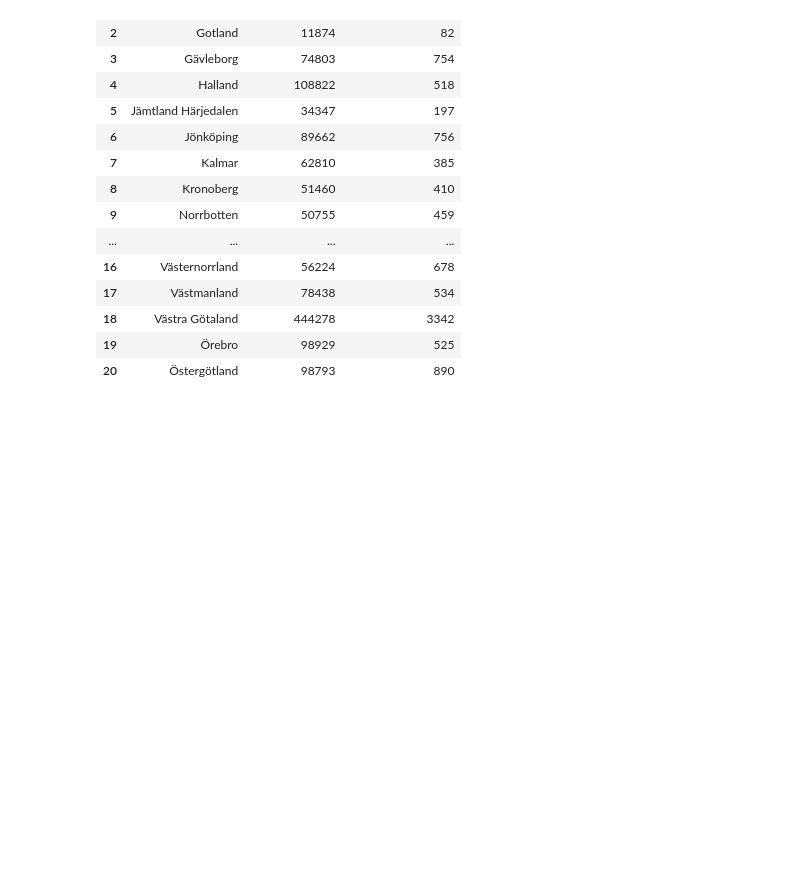
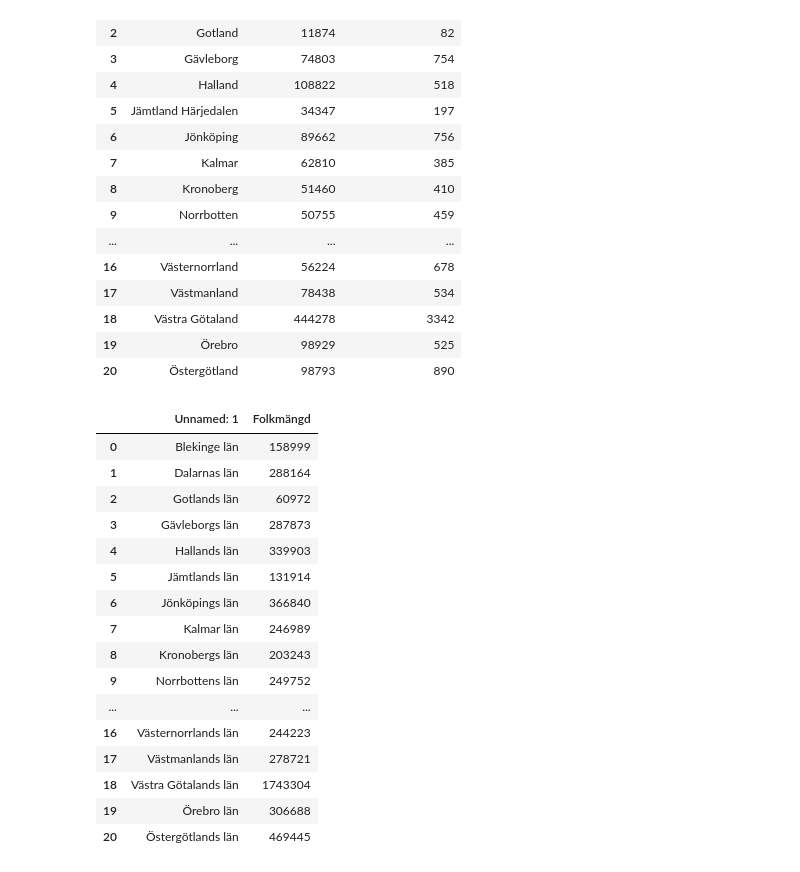
Before and after one commit to SCGlass/Data-Processing-Sam-Glass, a Jupyter notebook: Lab_Covid/Lab_exercise_3.ipynb, the cells around one changed output. Cells and saved outputs as stored; diff of their text form; code cells hidden in the pictures; blank space fills up the shorter version.

```diff
--- a/Lab_Covid/Lab_exercise_3.ipynb
+++ b/Lab_Covid/Lab_exercise_3.ipynb
@@ -108,3 +109,31 @@ df_regions_covid
 | 18 | Västra Götaland | 444278 | 3342 |
 | 19 | Örebro | 98929 | 525 |
 | 20 | Östergötland | 98793 | 890 |
+# %%
+# Downloaded an excel file with län population from www. scb.se
+df_Län_pop = pd.read_excel("../Lab_Covid/Data/Län_population.xlsx")
+df_Län_pop = df_Län_pop.iloc[2: , :] # removing first two rows
+df_Län_pop = df_Län_pop.iloc[:,1:].reset_index(drop = True) #removing the first column and resetting index
+df_Län_pop = df_Län_pop.iloc[:-48:] # removing the last 48 lines which contained nothing
+df_Län_pop.replace('\d+', '', regex=True, inplace=True) # This will take away the numbers at the beginning of the string in the Län names
+df_Län_pop.rename(columns={"Unnamed: 2":"Folkmängd"},inplace=True) # This renames the 2nd column to be used in the merge for the next step
+df_Län_pop = df_Län_pop.sort_values(by= "Unnamed: 1", ascending=True).reset_index(drop=True) # Sorting the values to alphabetically to match the other dataframe
+df_Län_pop
+# %% [output]
+|  | Unnamed: 1 | Folkmängd |
+| 0 | Blekinge län | 158999 |
+| 1 | Dalarnas län | 288164 |
+| 2 | Gotlands län | 60972 |
+| 3 | Gävleborgs län | 287873 |
+| 4 | Hallands län | 339903 |
+| 5 | Jämtlands län | 131914 |
+| 6 | Jönköpings län | 366840 |
+| 7 | Kalmar län | 246989 |
+| 8 | Kronobergs län | 203243 |
+| 9 | Norrbottens län | 249752 |
+| ... | ... | ... |
+| 16 | Västernorrlands län | 244223 |
+| 17 | Västmanlands län | 278721 |
+| 18 | Västra Götalands län | 1743304 |
+| 19 | Örebro län | 306688 |
+| 20 | Östergötlands län | 469445 |
```
Also changed, not shown: parts of 6 cells of this notebook, 3 other files.
